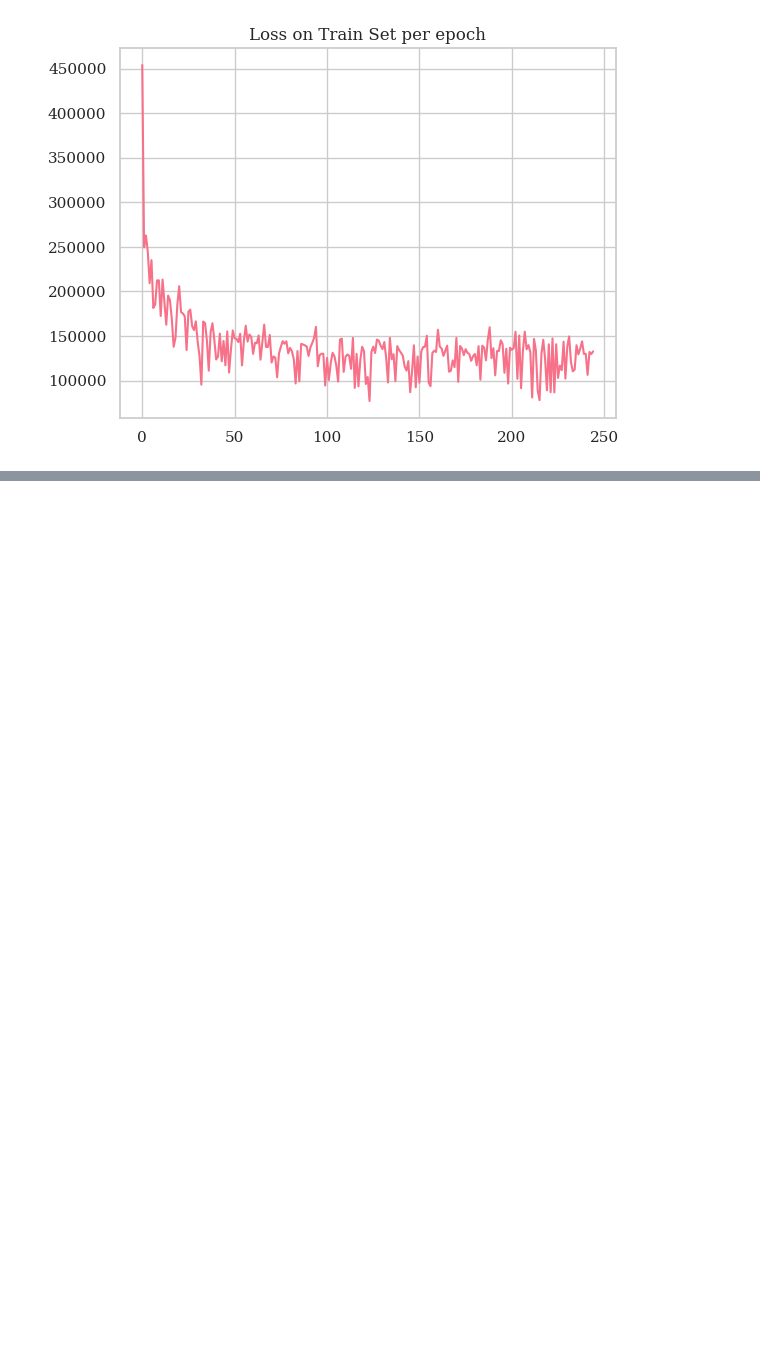
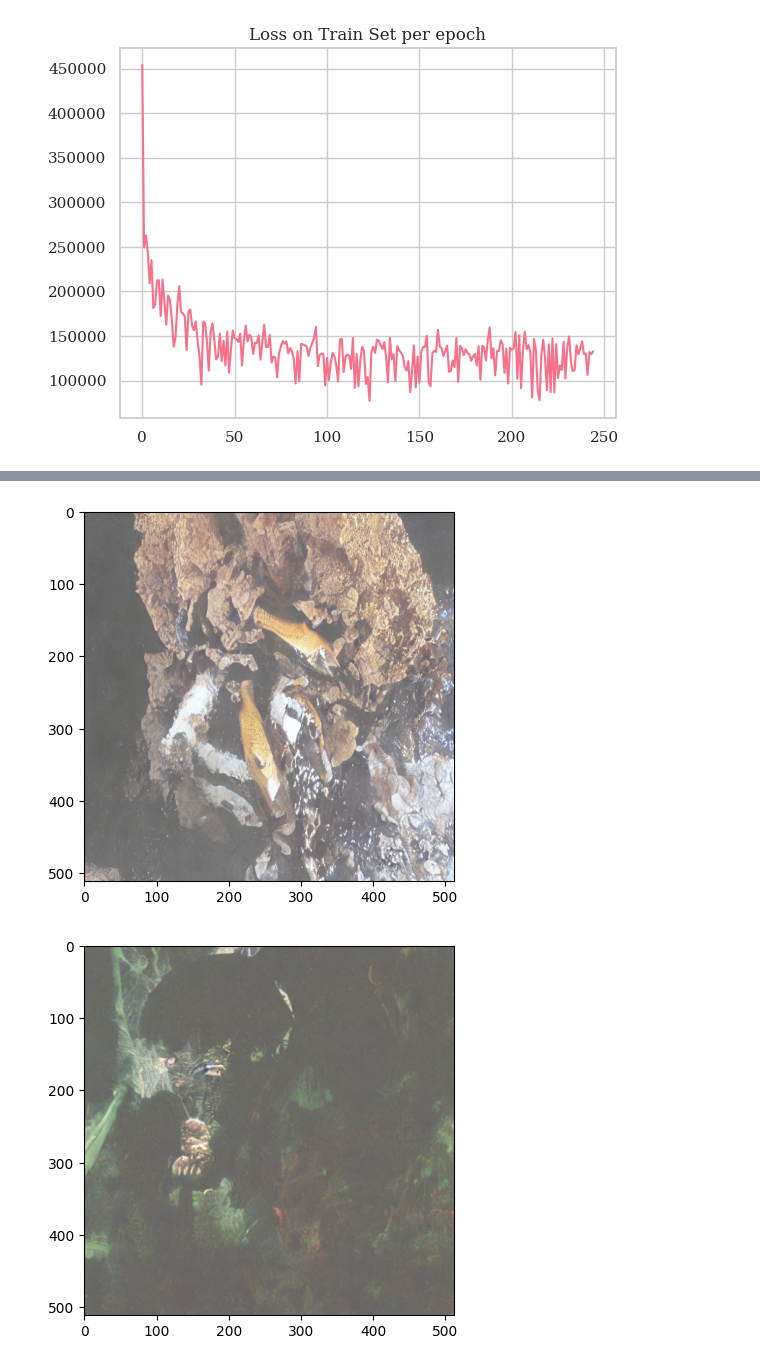
Before and after one commit to dan-crdll/nn_project_dreamdiffusion, a Jupyter notebook: solution_description.ipynb, the cells around one changed output, grey strips where cells are left out. Cells and saved outputs as stored; diff of their text form; code cells hidden in the pictures; blank space fills up the shorter version.

```diff
--- a/solution_description.ipynb
+++ b/solution_description.ipynb
@@ -178,0 +445,14 @@ plt.show()
+# %%
+with torch.no_grad():
+    image = vae.decode(latents).sample
+
+image = (image / 2 + 0.5).clamp(0, 1)
+image = image.detach().cpu().permute(0, 2, 3, 1).numpy()
+images = (image * 255).round().astype("uint8")
+# %%
+for i in images:
+    plt.imshow(i / 255.0)
+    plt.show()
+# %% [output]
+[figure, added]
+[figure, added]
```
Also changed, not shown: parts of 29 cells of this notebook, 1 other file.
